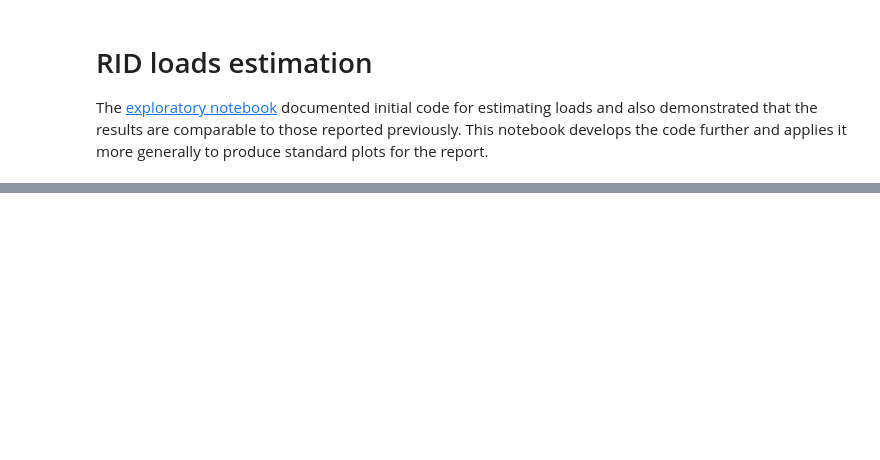
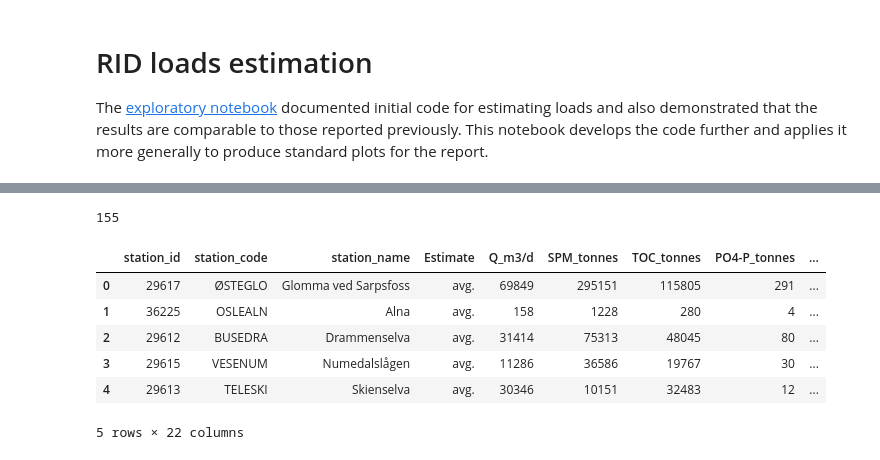
Before and after one commit to JamesSample/rid, a Jupyter notebook: notebooks/estimate_loads.ipynb, the cells around one changed output, grey strips where cells are left out. Drawn from its saved outputs; the diff is of its cells as text; code cells hidden in the pictures; blank space fills up the shorter version.

```diff
--- a/notebooks/estimate_loads.ipynb
+++ b/notebooks/estimate_loads.ipynb
@@ -130,0 +153,21 @@ lds_all.head()
+# %%
+# Read data from 2015 report
+in_xlsx = (r'C:\Data\James_Work\Staff\Oeyvind_K\Elveovervakingsprogrammet'
+           r'\Report\Loads_2015_All_Rivers.xlsx')
+old_df = pd.read_excel(in_xlsx, sheetname='Sheet1')
+
+# Drop duplicates
+old_df.drop_duplicates(inplace=True)
+
+print len(old_df)
+
+old_df.head()
+# %% [output]
+155
+|  | station_id | station_code | station_name | Estimate | Q_m3/d | SPM_tonnes | TOC_tonnes | PO4-P_tonnes | ... |
+| 0 | 29617 | ØSTEGLO | Glomma ved Sarpsfoss | avg. | 69849 | 295151 | 115805 | 291 | ... |
+| 1 | 36225 | OSLEALN | Alna | avg. | 158 | 1228 | 280 | 4 | ... |
+| 2 | 29612 | BUSEDRA | Drammenselva | avg. | 31414 | 75313 | 48045 | 80 | ... |
+| 3 | 29615 | VESENUM | Numedalslågen | avg. | 11286 | 36586 | 19767 | 30 | ... |
+| 4 | 29613 | TELESKI | Skienselva | avg. | 30346 | 10151 | 32483 | 12 | ... |
+5 rows × 22 columns
```
Also changed, not shown: parts of 15 cells of this notebook, 4 other files.
